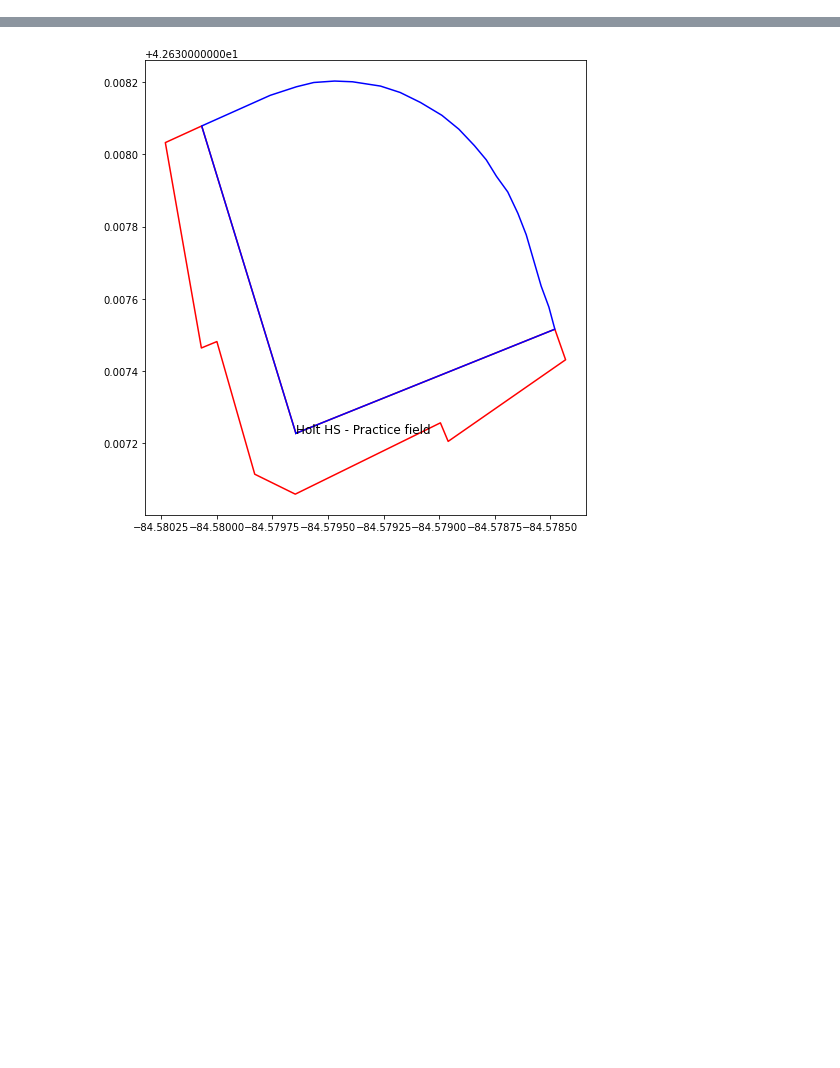
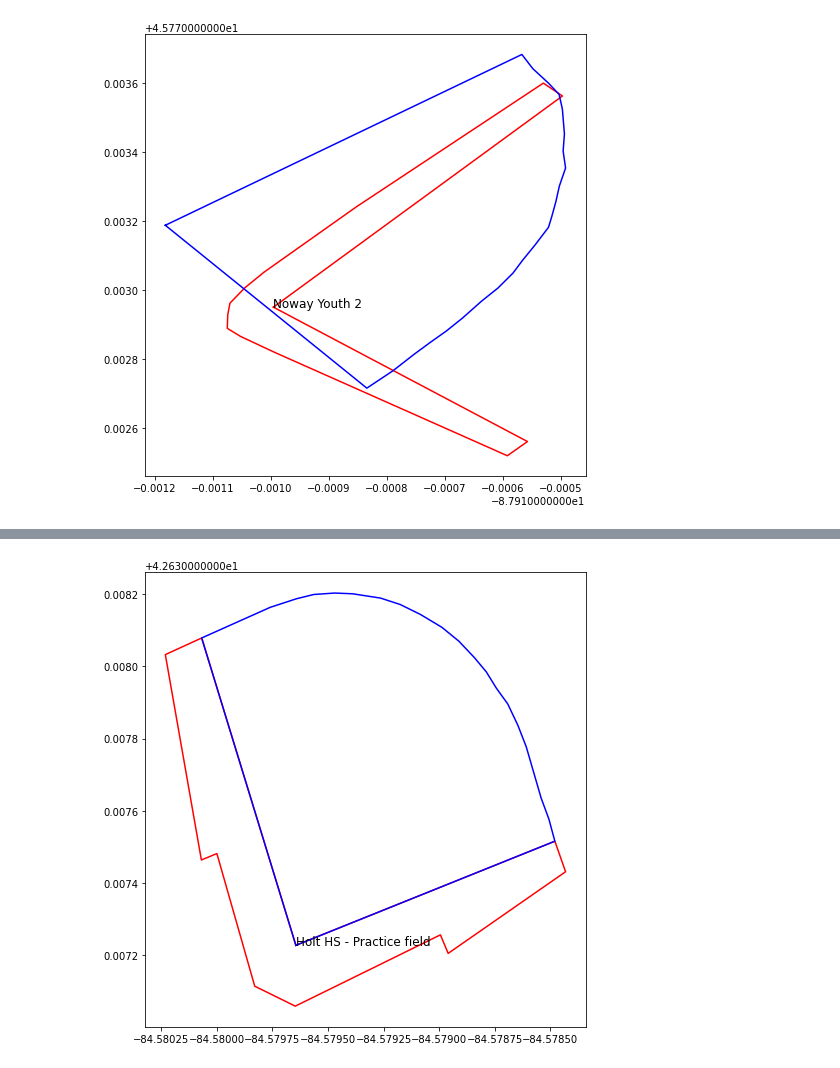
Before and after one commit to JSmith1826/BB_parks, a Jupyter notebook: shapely_plot_workbook.ipynb, the cells around one changed output, grey strips where cells are left out. Saved outputs shown, nothing was run; the diff lists cells and outputs as text; code cells hidden in the pictures; blank space fills up the shorter version.

```diff
--- a/shapely_plot_workbook.ipynb
+++ b/shapely_plot_workbook.ipynb
@@ -97,0 +150,15 @@ df['fop_poly'] = df['fop'].apply(lambda x: {'type': 'Polygon', 'coordinates': [[
+# %%
+import math
+
+def angle(x1, y1, x2, y2):
+    dx = x2 - x1
+    dy = y2 - y1
+    rads = math.atan2(-dy,dx)
+    rads %= 2*math.pi
+    degs = math.degrees(rads)
+    return degs
+
+df['foul_angle'] = df.apply(lambda x: angle(x['foul_hp'][0], x['foul_hp'][1], x['foul_2nd'][0], x['foul_2nd'][1]), axis=1)
+df['fop_angle'] = df.apply(lambda x: angle(x['fop_hp'][0], x['fop_hp'][1], x['fop_2nd'][0], x['fop_2nd'][1]), axis=1)
+
+df.head()
@@ -97,0 +233,22 @@ df['fop_poly'] = df['fop'].apply(lambda x: {'type': 'Polygon', 'coordinates': [[
+# %%
+from shapely.geometry import Polygon, Point, LineString
+i = 210
+
+plt.rcParams["figure.figsize"] = [7.00, 7.00]
+plt.rcParams["figure.autolayout"] = True
+polygon1 = Polygon(df['foul_poly'][i]['coordinates'][0])
+polygon2 = Polygon(df['fop_poly'][i]['coordinates'][0])
+
+x2, y2 = polygon2.exterior.xy
+x, y = polygon1.exterior.xy
+
+
+## Add text to plot
+
+plt.text(x[0], y[0], df['field'][i], fontsize=12)
+
+plt.plot(x, y, c="red")
+plt.plot(x2, y2, c="blue")
+plt.show()#
+# %% [output]
+[figure, added]
```
Also changed, not shown: parts of 7 cells of this notebook.
